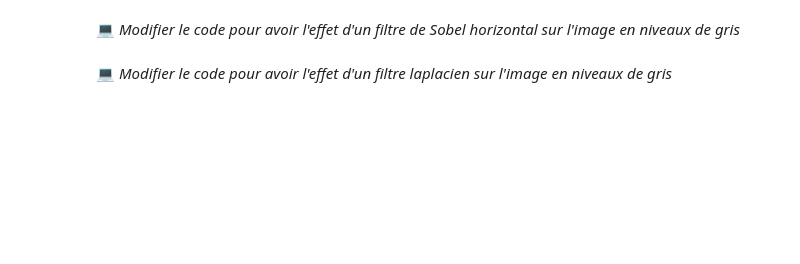
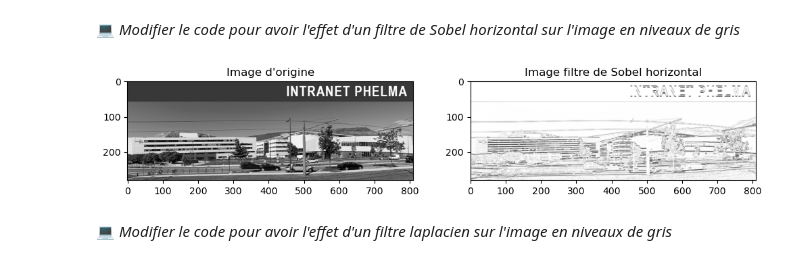
Before and after one commit to Pierre-Loic/phelma-sicom-3PMPOLS6-td, a Jupyter notebook: content/TD_1_2.ipynb, the cells around one changed output. Cells and saved outputs as stored; diff of their text form; code cells hidden in the pictures; blank space fills up the shorter version.

```diff
--- a/content/TD_1_2.ipynb
+++ b/content/TD_1_2.ipynb
@@ -74,17 +80,19 @@ plt.show()
 💻 *Modifier le code pour avoir l'effet d'un filtre de Sobel horizontal sur l'image en niveaux de gris*
 # %%
 kernel = np.array([
-    [1,1,1],
-    [1,1,1],
-    [1,1,1],
+    [-1,-2,-1],
+    [0,0,0],
+    [1,2,1],
 ]) # Noyau à modifier
 img_2 = signal.convolve2d(greyscale_img, kernel, boundary='symm', mode='same')
 fig, ax = plt.subplots(nrows=1, ncols=2, figsize=(12, 6))
 ax[0].set_title('Image d\'origine')
 ax[0].imshow(greyscale_img, cmap=plt.cm.gray)
 ax[1].set_title("Image filtre de Sobel horizontal")
 ax[1].imshow(255-abs(img_2), cmap=plt.cm.gray)
 plt.show()
+# %% [output]
+[figure, added]
 # %% [markdown]
 💻 *Modifier le code pour avoir l'effet d'un filtre laplacien sur l'image en niveaux de gris*
 # %%
```
Also changed, not shown: parts of 12 cells of this notebook.
